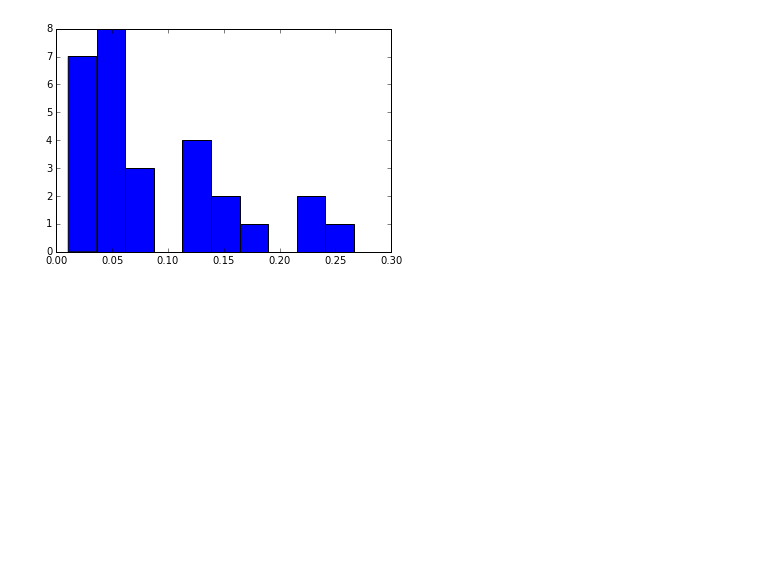
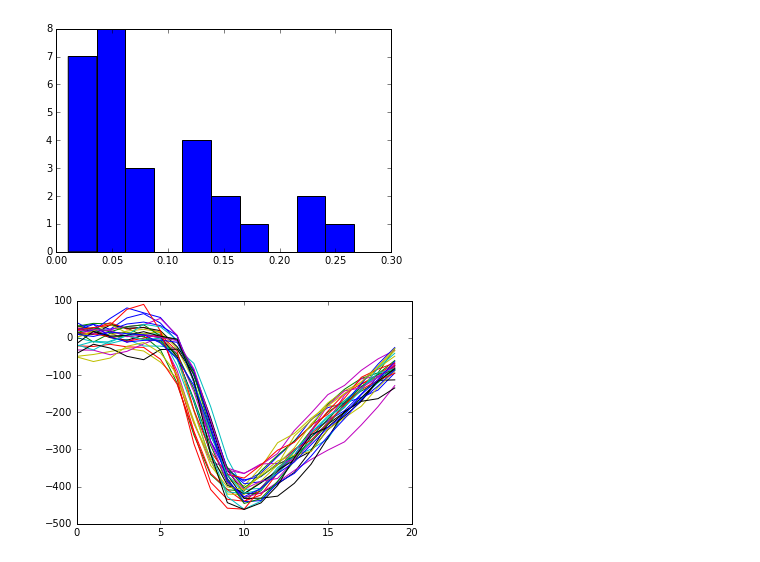
Before and after one commit to kylerbrown/python-for-neuroscience, a Jupyter notebook: Working with Data, Part I.ipynb, the cells around one changed output. Drawn from its saved outputs; the diff is of its cells as text; code cells hidden in the pictures; blank space fills up the shorter version.

Commit message:
adding waveform plots:

```diff
--- a/Working with Data, Part I.ipynb
+++ b/Working with Data, Part I.ipynb
@@ -87,3 +85,10 @@ ISI = np.diff(spike_times)
 plt.hist(ISI);
 # %% [output]
 [figure]
+# %%
+waves = np.zeros((20, len(spike_samples)))
+for i, spike in enumerate(spike_samples):
+    waves[:, i] = (uv_raw[spike-10: spike+10])
+plt.plot(waves);
+# %% [output]
+[figure, added]
```
Also changed, not shown: parts of 2 cells of this notebook.
